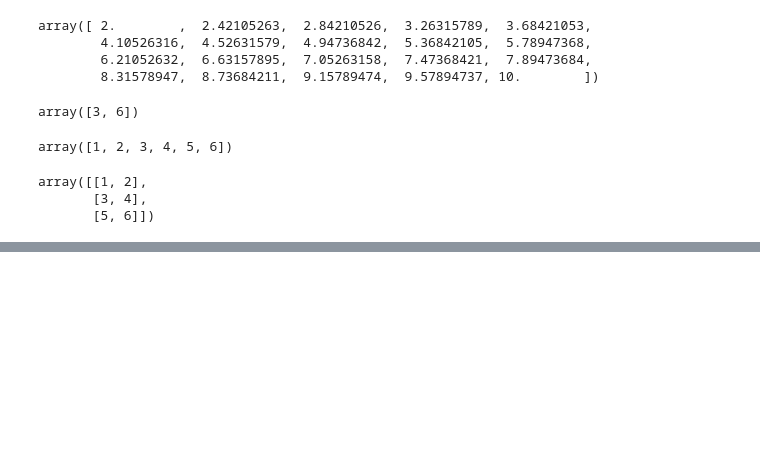
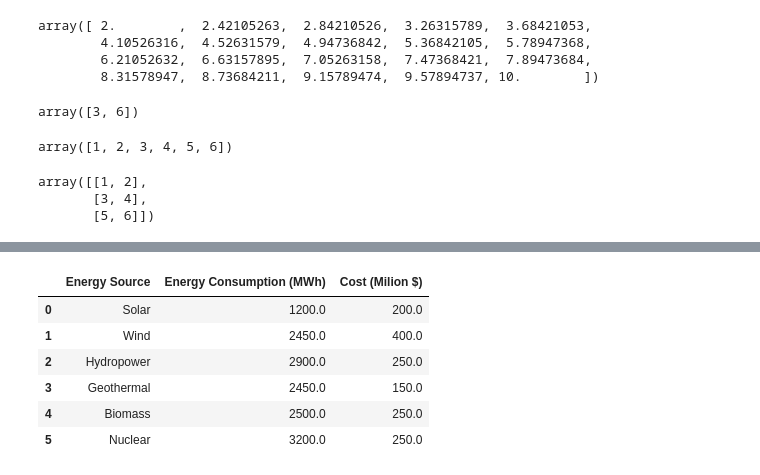
Before and after one commit to PmCoder26/green-ai-project, a Jupyter notebook: src/day_2.ipynb, the cells around one changed output, grey strips where cells are left out. Drawn from its saved outputs; the diff is of its cells as text; code cells hidden in the pictures; blank space fills up the shorter version.

```diff
--- a/src/day_2.ipynb
+++ b/src/day_2.ipynb
@@ -88,0 +199,12 @@ array([[1, 2],
+# %%
+energy_df["Energy Consumption (MWh)"].fillna(energy_df["Energy Consumption (MWh)"].mean(), inplace=True)
+energy_df["Cost (Milion $)"].fillna(energy_df["Cost (Milion $)"].mean(), inplace=True)
+energy_df
+# %% [output]
+|  | Energy Source | Energy Consumption (MWh) | Cost (Milion $) |
+| 0 | Solar | 1200.0 | 200.0 |
+| 1 | Wind | 2450.0 | 400.0 |
+| 2 | Hydropower | 2900.0 | 250.0 |
+| 3 | Geothermal | 2450.0 | 150.0 |
+| 4 | Biomass | 2500.0 | 250.0 |
+| 5 | Nuclear | 3200.0 | 250.0 |
```
Also changed, not shown: parts of 18 cells of this notebook.
